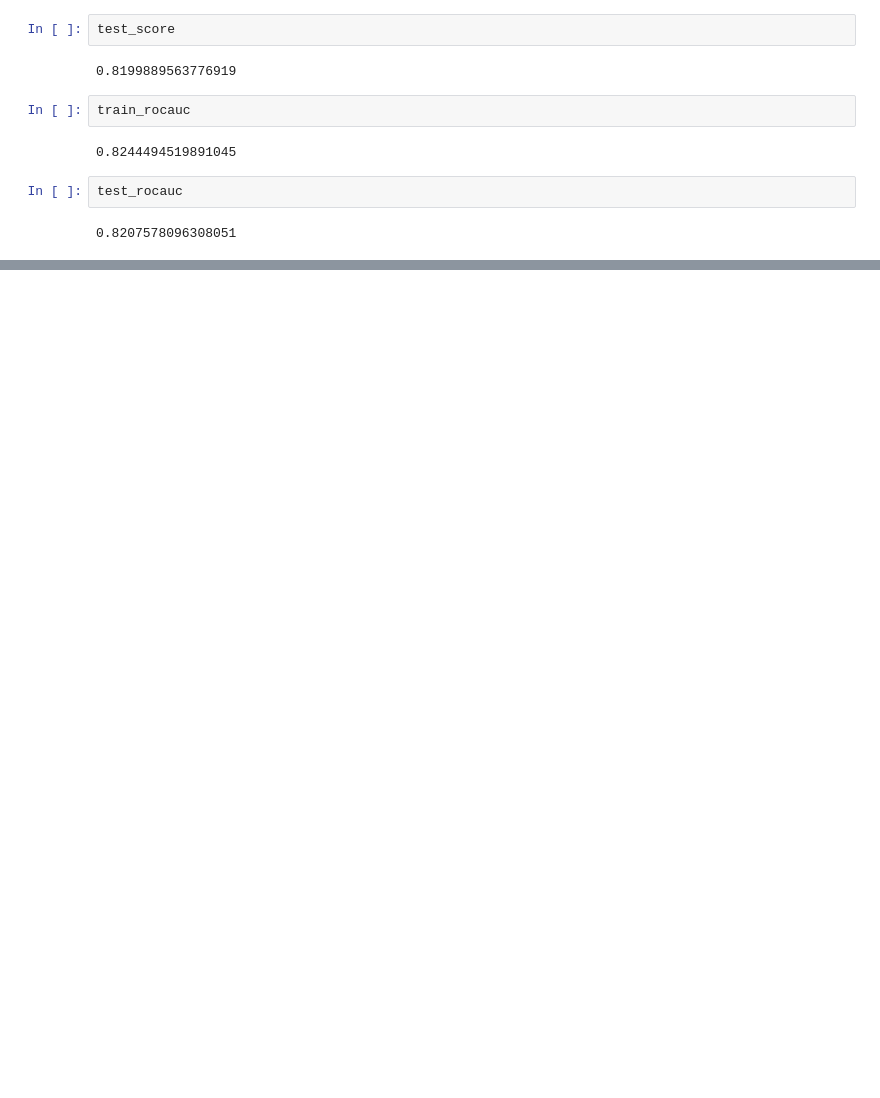
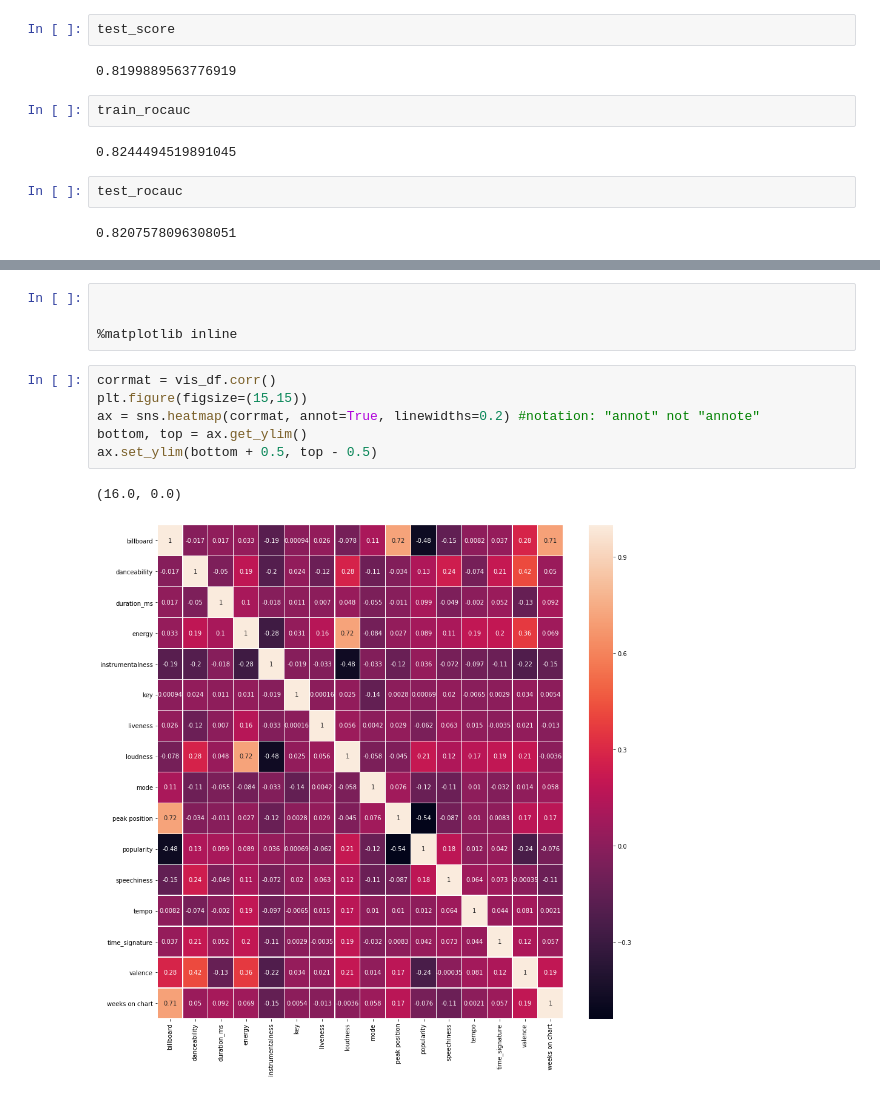
Before and after one commit to Ioana-P/Spotify_Billboard_prediction, a Jupyter notebook: eda1.ipynb, the cells around one changed output, grey strips where cells are left out. Drawn from its saved outputs; the diff is of its cells as text; blank space fills up the shorter version.

```diff
--- a/eda1.ipynb
+++ b/eda1.ipynb
@@ -629,0 +722,13 @@ array([2, 3])
+# %%
+
+
+%matplotlib inline
+# %%
+corrmat = vis_df.corr()
+plt.figure(figsize=(15,15))
+ax = sns.heatmap(corrmat, annot=True, linewidths=0.2) #notation: "annot" not "annote"
+bottom, top = ax.get_ylim()
+ax.set_ylim(bottom + 0.5, top - 0.5)
+# %% [output]
+(16.0, 0.0)
+[figure, added]
```
Also changed, not shown: parts of 32 cells of this notebook, 2 other files.
